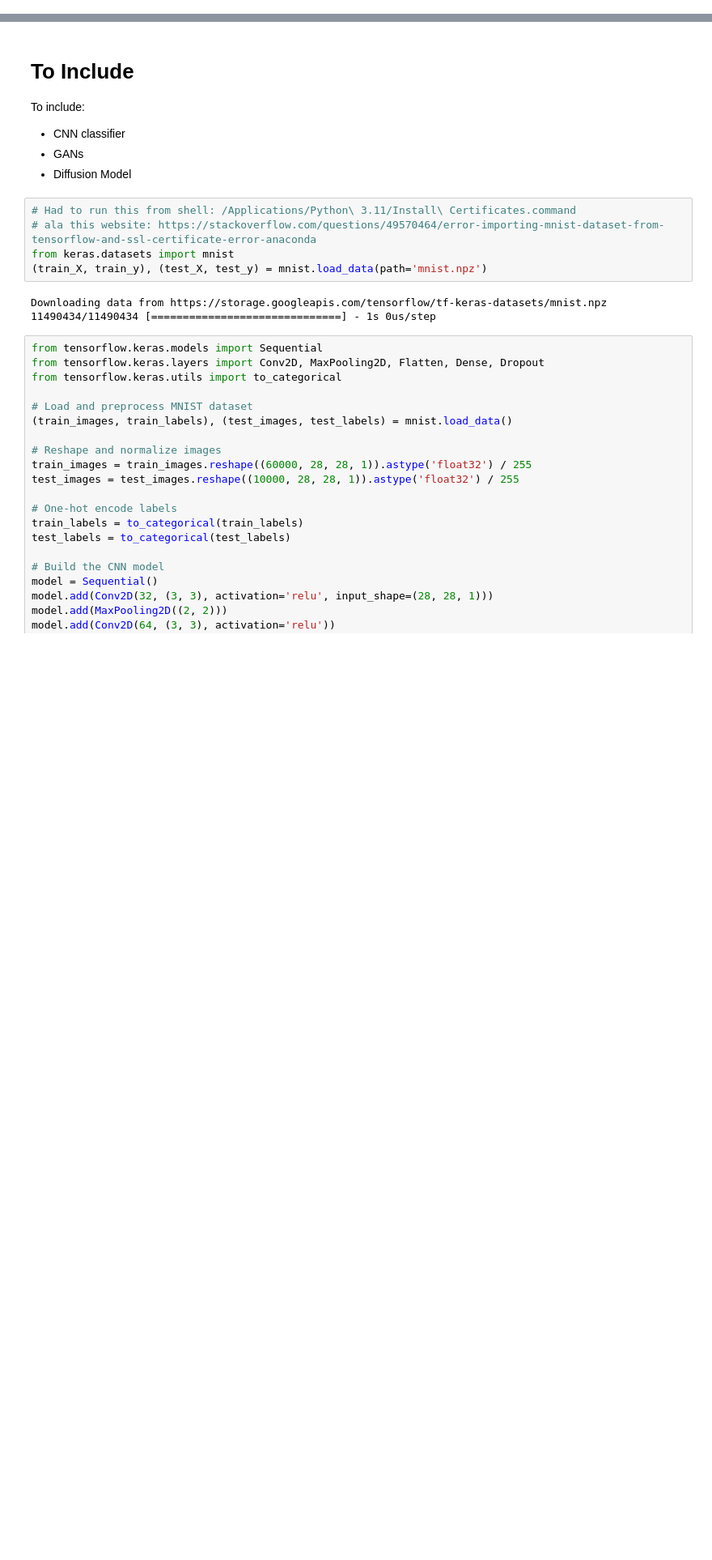
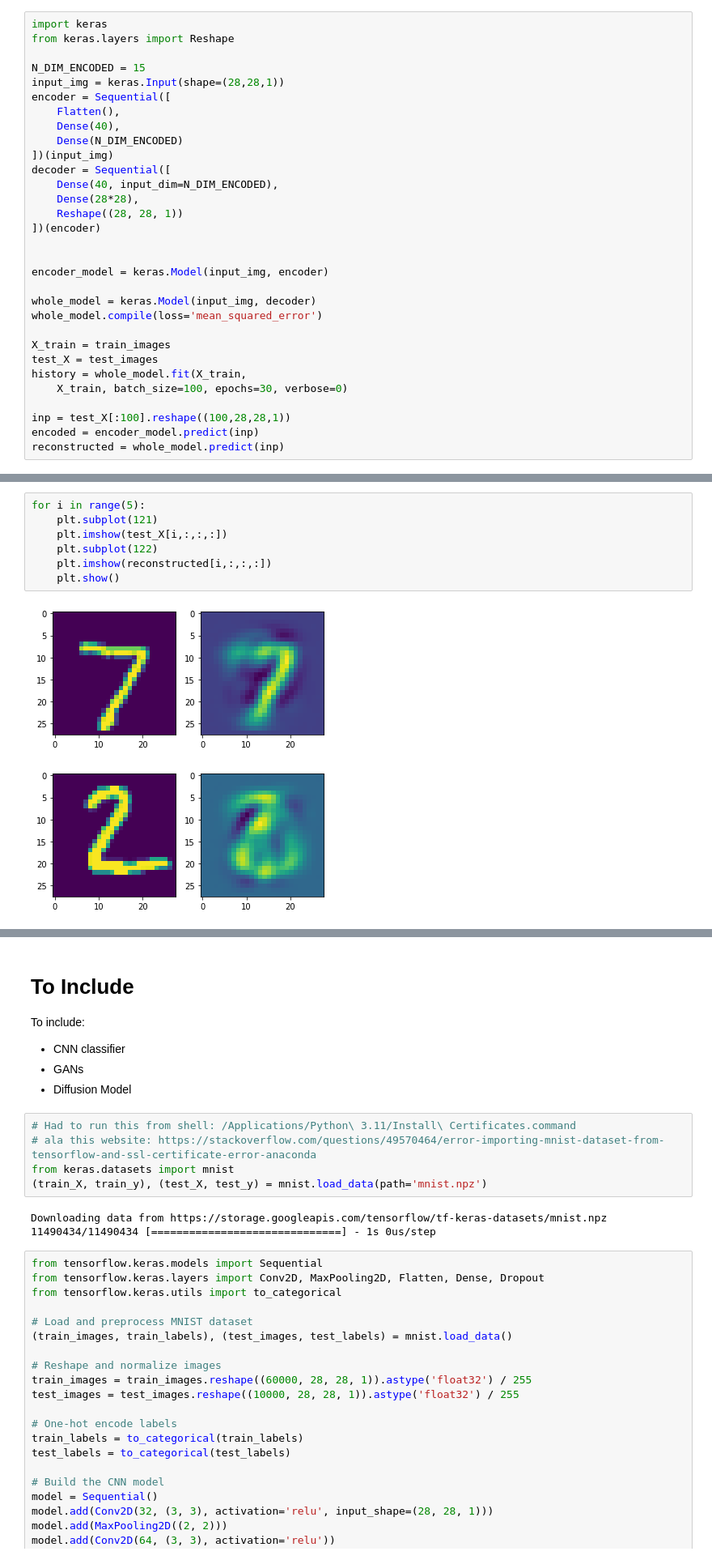
Before and after one commit to field-cady/deep_learning, a Jupyter notebook: Deep Learning MNIST.ipynb, the cells around one changed output, grey strips where cells are left out. Shown at 81% size. Cells and saved outputs as stored; diff of their text form; blank space fills up the shorter version.

```diff
--- a/Deep Learning MNIST.ipynb
+++ b/Deep Learning MNIST.ipynb
@@ -0,0 +91,31 @@
+# %%
+import keras
+from keras.layers import Reshape
+
+N_DIM_ENCODED = 15
+input_img = keras.Input(shape=(28,28,1))
+encoder = Sequential([
+    Flatten(),
+    Dense(40),
+    Dense(N_DIM_ENCODED)
+])(input_img)
+decoder = Sequential([
+    Dense(40, input_dim=N_DIM_ENCODED),
+    Dense(28*28),
+    Reshape((28, 28, 1))
+])(encoder)
+
+
+encoder_model = keras.Model(input_img, encoder)
+
+whole_model = keras.Model(input_img, decoder)
+whole_model.compile(loss='mean_squared_error')
+
+X_train = train_images
+test_X = test_images
+history = whole_model.fit(X_train,
+    X_train, batch_size=100, epochs=30, verbose=0)
+
+inp = test_X[:100].reshape((100,28,28,1))
+encoded = encoder_model.predict(inp)
+reconstructed = whole_model.predict(inp)
@@ -0,0 +125,10 @@
+# %%
+for i in range(5):
+    plt.subplot(121)
+    plt.imshow(test_X[i,:,:,:])
+    plt.subplot(122)
+    plt.imshow(reconstructed[i,:,:,:])
+    plt.show()
+# %% [output]
+[figure, added]
+[figure, added]
```
Also changed, not shown: parts of 12 cells of this notebook, 12 other files.
